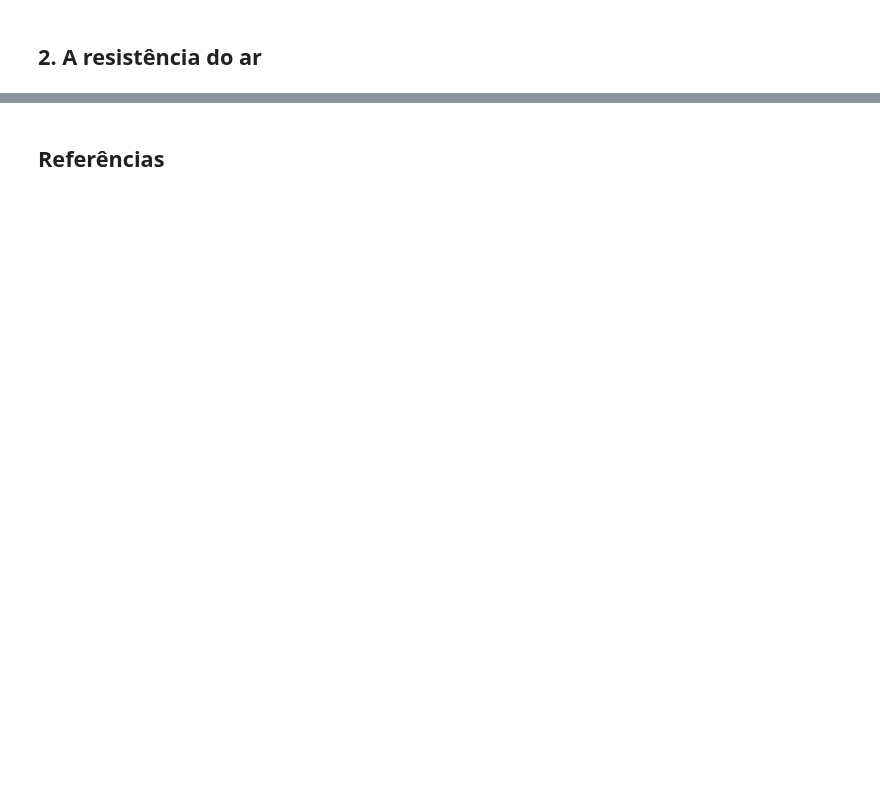
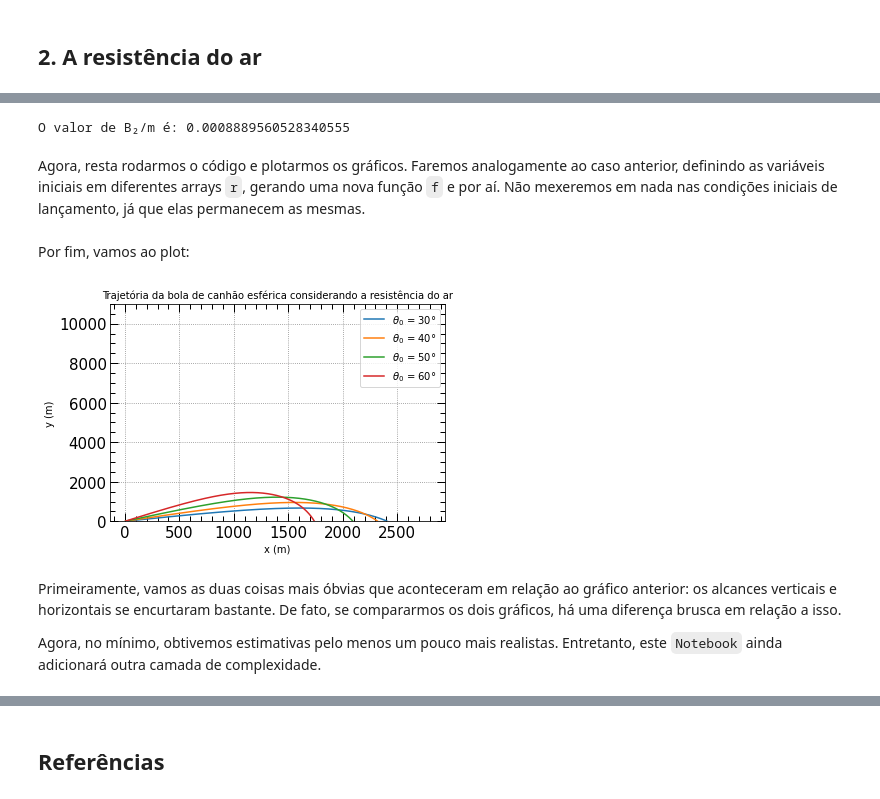
Before and after one commit to moseseusueus/PET.py, a Jupyter notebook: Notebooks/Lançamento de projéteis, uma introdução.ipynb, the cells around one changed output, grey strips where cells are left out. Cells and saved outputs as stored; diff of their text form; code cells hidden in the pictures; blank space fills up the shorter version.

Commit message:
Lançamento de projéteis

```diff
--- a/Notebooks/Lançamento de projéteis, uma introdução.ipynb
+++ b/Notebooks/Lançamento de projéteis, uma introdução.ipynb
@@ -248,0 +349,80 @@ $$
+# %%
+R = 0.10
+C = 0.47
+rho_0 = 1.2041
+m = 10
+b2_m = 1/2*C*rho_0*np.pi*R*R/m
+
+print("O valor de B₂/m é:", b2_m)
+# %% [output]
+O valor de B₂/m é: 0.0008889560528340555
+# %% [markdown]
+Agora, resta rodarmos o código e plotarmos os gráficos. Faremos analogamente ao caso anterior, definindo as variáveis iniciais em diferentes arrays `r`, gerando uma nova função `f` e por aí. Não mexeremos em nada nas condições iniciais de lançamento, já que elas permanecem as mesmas.
+# %%
+r30_air = np.array([x, vx0[0], y, vy0[0]],float)
+r40_air = np.array([x, vx0[1], y, vy0[1]],float)
+r50_air = np.array([x, vx0[2], y, vy0[2]],float)
+r60_air = np.array([x, vx0[3], y, vy0[3]],float)
+t1, t2 = 0, 100.0
+N = 5000
+h = (t2-t1)/N
+
+def f(r,t):
+    x, vx, y, vy = r[0],r[1],r[2],r[3]
+
+    v = np.sqrt(vx*vx + vy*vy)
+
+    fx = vx
+    fvx = -b2_m*v*vx
+    fy = vy
+    fvy = -sconst.g-b2_m*v*vy
+
+    return np.array([fx, fvx, fy, fvy], float)
+# %% [markdown]
+Por fim, vamos ao plot:
+# %%
+# Definindo as listas que conterão os pontos x e y
+tempos = np.linspace(t1, t2, N)
+xpoints_30_air = []
+ypoints_30_air = []
+xpoints_40_air = []
+ypoints_40_air = []
+xpoints_50_air = []
+ypoints_50_air = []
+xpoints_60_air = []
+ypoints_60_air = []
+
+# Computando os valores pelo método RK4
+for t in tempos:
+    r30_air = RK4(r30_air,t)
+    r40_air = RK4(r40_air,t)
+    r50_air = RK4(r50_air,t)
+    r60_air = RK4(r60_air,t)
+
+    xpoints_30_air.append(r30_air[0])
+    ypoints_30_air.append(r30_air[2])
+    xpoints_40_air.append(r40_air[0])
+    ypoints_40_air.append(r40_air[2])
+    xpoints_50_air.append(r50_air[0])
+    ypoints_50_air.append(r50_air[2])
+    xpoints_60_air.append(r60_air[0])
+    ypoints_60_air.append(r60_air[2])
+
+# Plotando os gráficos das trajetórias
+opt_plot()
+plt.title("Trajetória da bola de canhão esférica considerando a resistência do ar", fontsize = 10)
+plt.plot(xpoints_30_air, ypoints_30_air, label = "$\\theta_0$ = 30°")
+plt.plot(xpoints_40_air, ypoints_40_air, label = "$\\theta_0$ = 40°")
+plt.plot(xpoints_50_air, ypoints_50_air, label = "$\\theta_0$ = 50°")
+plt.plot(xpoints_60_air, ypoints_60_air, label = "$\\theta_0$ = 60°")
+plt.xlabel("x (m)")
+plt.ylabel("y (m)")
+plt.legend()
+plt.ylim(0, 1.1e4)
+plt.show()
+# %% [output]
+[figure, added]
+# %% [markdown]
+Primeiramente, vamos as duas coisas mais óbvias que aconteceram em relação ao gráfico anterior: os alcances verticais e horizontais se encurtaram bastante. De fato, se compararmos os dois gráficos, há uma diferença brusca em relação a isso.
+
+Agora, no mínimo, obtivemos estimativas pelo menos um pouco mais realistas. Entretanto, este `Notebook` ainda adicionará outra camada de complexidade.
```
Also changed, not shown: parts of 25 cells of this notebook, 1 other file.
